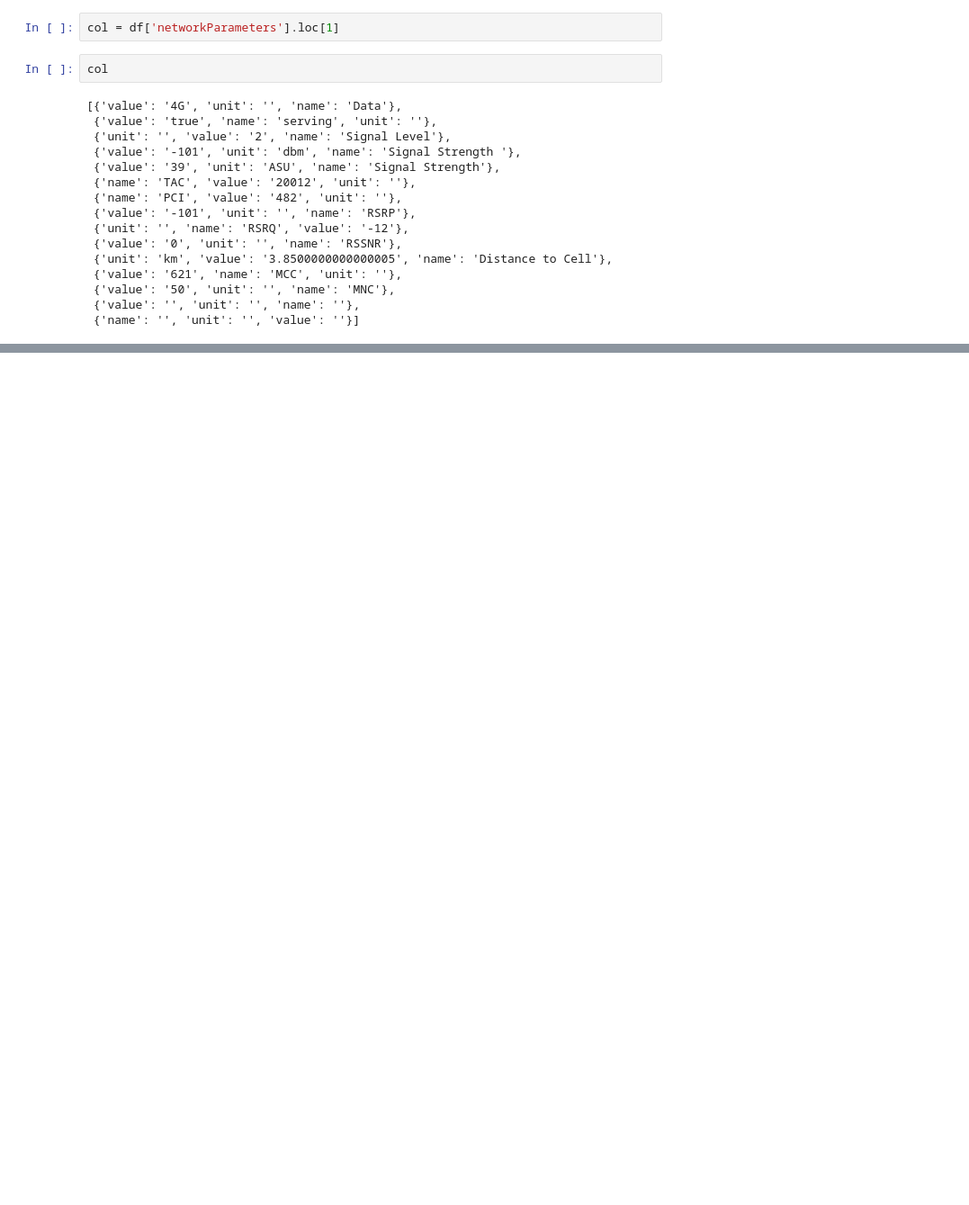
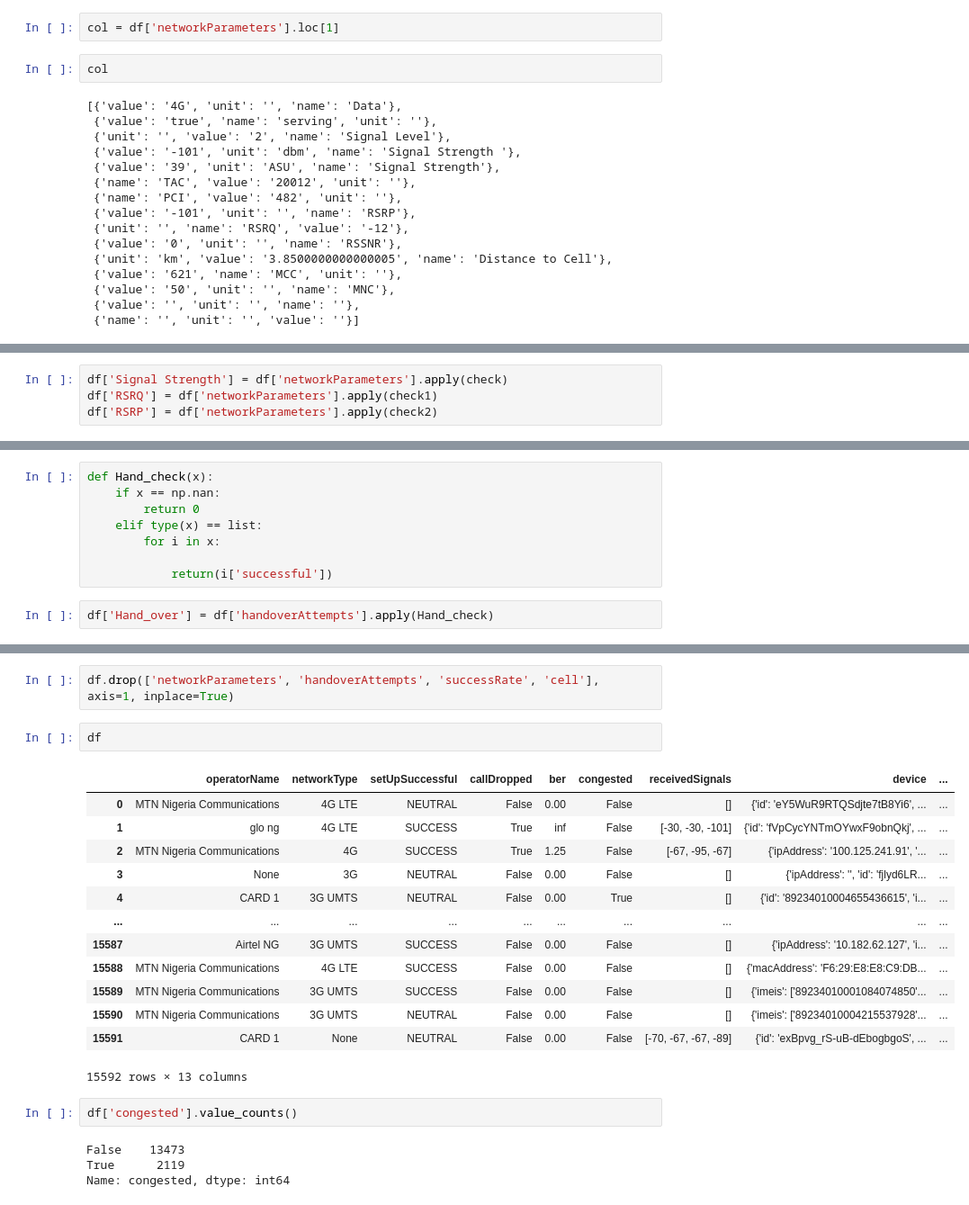
Before and after one commit to flex-akin/Project_ML, a Jupyter notebook: project_work.ipynb, the cells around one changed output, grey strips where cells are left out. Shown at 90% size. Cells and saved outputs as stored; diff of their text form; blank space fills up the shorter version.

```diff
--- a/project_work.ipynb
+++ b/project_work.ipynb
@@ -285,0 +310,4 @@ check(col)
+# %%
+df['Signal Strength'] = df['networkParameters'].apply(check)
+df['RSRQ'] = df['networkParameters'].apply(check1)
+df['RSRP'] = df['networkParameters'].apply(check2)
@@ -285,0 +360,10 @@ check(col)
+# %%
+def Hand_check(x):
+    if x == np.nan:
+        return 0
+    elif type(x) == list:
+        for i in x:
+
+            return(i['successful'])
+# %%
+df['Hand_over'] = df['handoverAttempts'].apply(Hand_check)
@@ -285,0 +386,24 @@ check(col)
+# %%
+df.drop(['networkParameters', 'handoverAttempts', 'successRate', 'cell'], axis=1, inplace=True)
+# %%
+df
+# %% [output]
+|  | operatorName | networkType | setUpSuccessful | callDropped | ber | congested | receivedSignals | device | ... |
+| 0 | MTN Nigeria Communications | 4G LTE | NEUTRAL | False | 0.00 | False | [] | {'id': 'eY5WuR9RTQSdjte7tB8Yi6', ... | ... |
+| 1 | glo ng | 4G LTE | SUCCESS | True | inf | False | [-30, -30, -101] | {'id': 'fVpCycYNTmOYwxF9obnQkj', ... | ... |
+| 2 | MTN Nigeria Communications | 4G | SUCCESS | True | 1.25 | False | [-67, -95, -67] | {'ipAddress': '100.125.241.91', '... | ... |
+| 3 | None | 3G | NEUTRAL | False | 0.00 | False | [] | {'ipAddress': '', 'id': 'fjlyd6LR... | ... |
+| 4 | CARD 1 | 3G UMTS | NEUTRAL | False | 0.00 | True | [] | {'id': '89234010004655436615', 'i... | ... |
+| ... | ... | ... | ... | ... | ... | ... | ... | ... | ... |
+| 15587 | Airtel NG | 3G UMTS | SUCCESS | False | 0.00 | False | [] | {'ipAddress': '10.182.62.127', 'i... | ... |
+| 15588 | MTN Nigeria Communications | 4G LTE | SUCCESS | False | 0.00 | False | [] | {'macAddress': 'F6:29:E8:E8:C9:DB... | ... |
+| 15589 | MTN Nigeria Communications | 3G UMTS | SUCCESS | False | 0.00 | False | [] | {'imeis': ['89234010001084074850'... | ... |
+| 15590 | MTN Nigeria Communications | 3G UMTS | NEUTRAL | False | 0.00 | False | [] | {'imeis': ['89234010004215537928'... | ... |
+| 15591 | CARD 1 | None | NEUTRAL | False | 0.00 | False | [-70, -67, -67, -89] | {'id': 'exBpvg_rS-uB-dEbogbgoS', ... | ... |
+15592 rows × 13 columns
+# %%
+df['congested'].value_counts()
+# %% [output]
+False    13473
+True      2119
+Name: congested, dtype: int64
```
Also changed, not shown: parts of 36 cells of this notebook.
